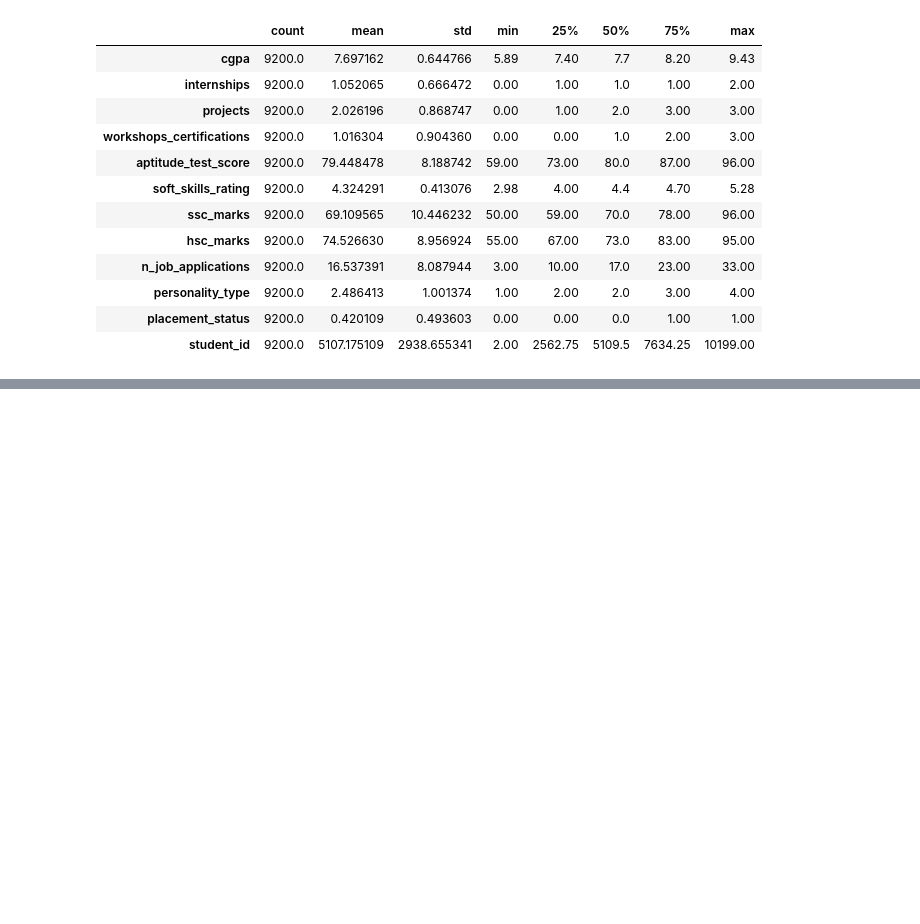
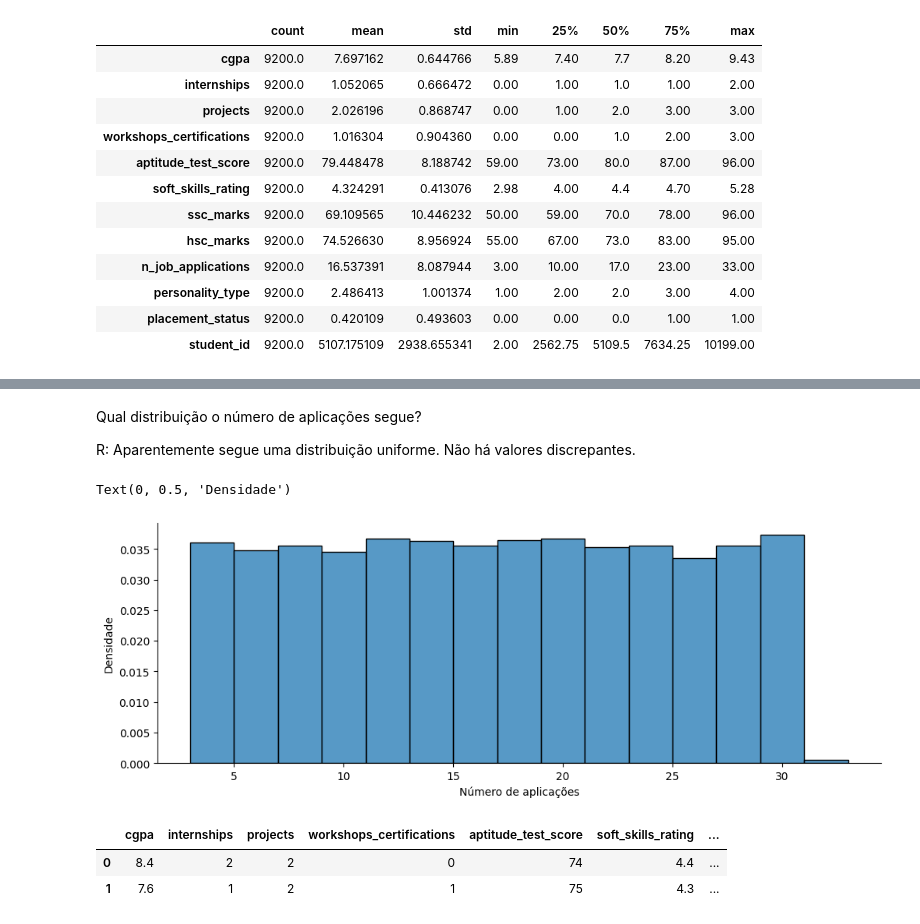
Before and after one commit to Alexandre-Esposte/JobProphet, a Jupyter notebook: notebooks/analise.ipynb, the cells around one changed output, grey strips where cells are left out. Cells and saved outputs as stored; diff of their text form; code cells hidden in the pictures; blank space fills up the shorter version.

```diff
--- a/notebooks/analise.ipynb
+++ b/notebooks/analise.ipynb
@@ -148,0 +223,18 @@ data.describe().T
+# %% [markdown]
+Qual distribuição o número de aplicações segue?
+
+R: Aparentemente segue uma distribuição uniforme. Não há valores discrepantes.
+# %%
+sns.histplot(data = data, x='n_job_applications', bins = 15, stat = 'density')
+
+plt.xlabel('Número de aplicações')
+plt.ylabel('Densidade')
+# %% [output]
+Text(0, 0.5, 'Densidade')
+[figure, added]
+# %%
+data.head(2)
+# %% [output]
+|  | cgpa | internships | projects | workshops_certifications | aptitude_test_score | soft_skills_rating | ... |
+| 0 | 8.4 | 2 | 2 | 0 | 74 | 4.4 | ... |
+| 1 | 7.6 | 1 | 2 | 1 | 75 | 4.3 | ... |
```
Also changed, not shown: parts of 13 cells of this notebook.
